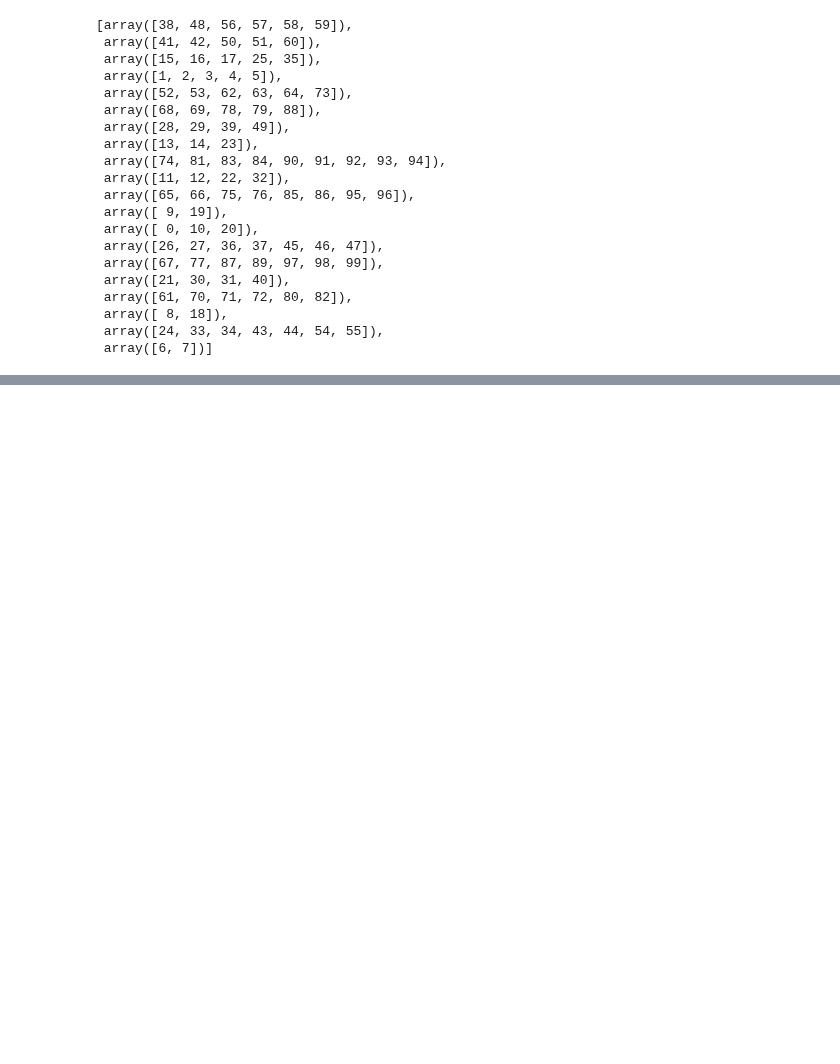
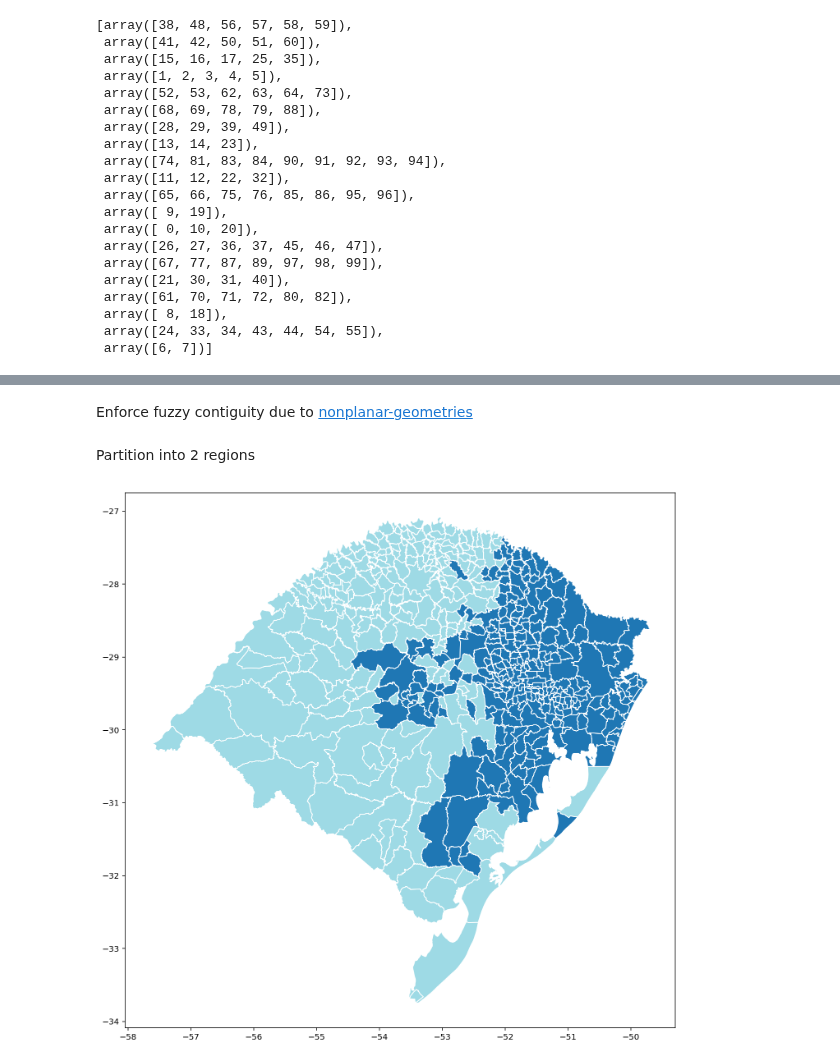
Before and after one commit to pysal/spopt, a Jupyter notebook: notebooks/reg-k-means.ipynb, the cells around one changed output, grey strips where cells are left out. Saved outputs shown, nothing was run; the diff lists cells and outputs as text; code cells hidden in the pictures; blank space fills up the shorter version.

```diff
--- a/notebooks/reg-k-means.ipynb
+++ b/notebooks/reg-k-means.ipynb
@@ -137,0 +207,4 @@ regions
+# %%
+rsbr = libpysal.examples.get_path("map_RS_BR.shp")
+rsbr_gdf = geopandas.read_file(rsbr)
+rsbr_gdf.head()
@@ -137,0 +220,7 @@ regions
+# %%
+n_polys = rsbr_gdf.shape[0]
+numpy.random.seed(RANDOM_SEED)
+attr_cols = ["attr_1", "attr_2", "attr_3", "attr_4"]
+for attr_col in attr_cols:
+    rsbr_gdf[attr_col] = numpy.random.random(n_polys)
+rsbr_gdf.head()
@@ -137,0 +234,21 @@ regions
+# %% [markdown]
+Enforce fuzzy contiguity due to [nonplanar-geometries](https://pysal.org/libpysal/notebooks/weights.html#Handling-nonplanar-geometries)
+# %%
+rsbr_w = libpysal.weights.fuzzy_contiguity(rsbr_gdf)
+# %% [markdown]
+Partition into 2 regions
+# %%
+numpy.random.seed(RANDOM_SEED)
+model = RegionKMeansHeuristic(rsbr_gdf[attr_cols].values, 2, rsbr_w)
+model.solve()
+# %%
+rsbr_gdf["reg_k_mean"] = model.labels_
+rsbr_gdf.plot(
+    column="reg_k_mean",
+    categorical=True,
+    cmap="tab20",
+    figsize=(12,12),
+    edgecolor="w"
+);
+# %% [output]
+[figure, added]
```
Also changed, not shown: parts of 25 cells of this notebook.
